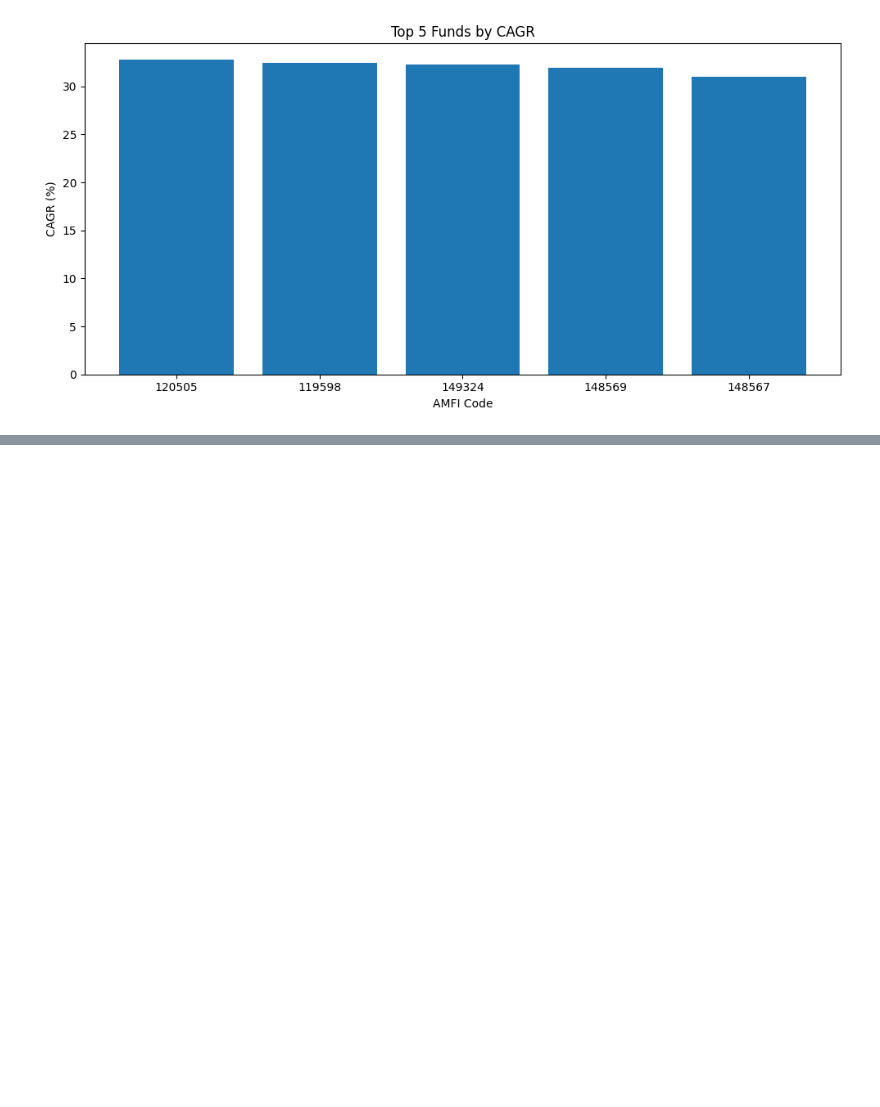
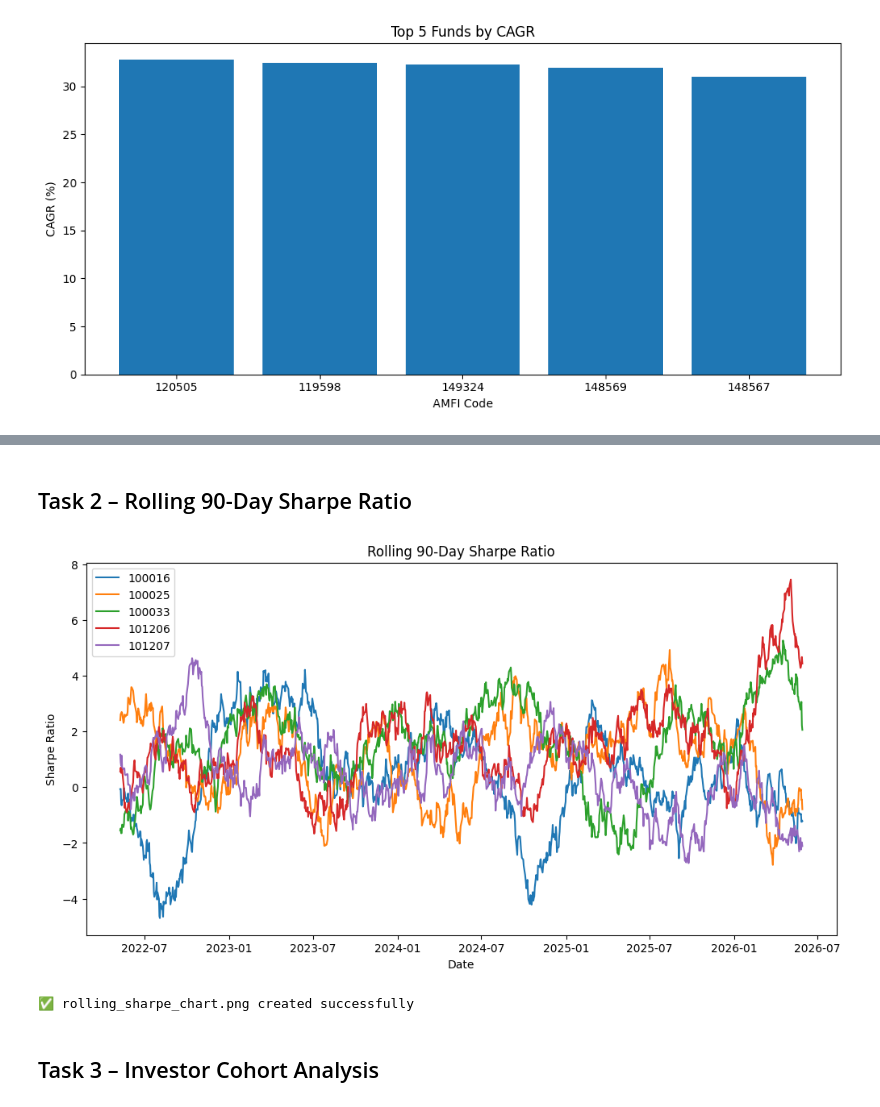
Before and after one commit to thareeni/MutualFundAnalytics, a Jupyter notebook: notebooks/03_eda_analysis.ipynb, the cells around one changed output, grey strips where cells are left out. Saved outputs shown, nothing was run; the diff lists cells and outputs as text; code cells hidden in the pictures; blank space fills up the shorter version.

```diff
--- a/notebooks/03_eda_analysis.ipynb
+++ b/notebooks/03_eda_analysis.ipynb
@@ -1145,0 +1324,49 @@ plt.show()
+# %% [markdown]
+## Task 2 – Rolling 90-Day Sharpe Ratio
+# %%
+import pandas as pd
+import numpy as np
+import matplotlib.pyplot as plt
+
+# Load NAV data
+nav = pd.read_csv("../data/raw/02_nav_history.csv")
+
+# Convert date
+nav["date"] = pd.to_datetime(nav["date"])
+
+# Sort
+nav = nav.sort_values(["amfi_code", "date"])
+
+# Daily returns
+nav["daily_return"] = nav.groupby("amfi_code")["nav"].pct_change()
+
+# Select first 5 funds
+top5 = nav["amfi_code"].unique()[:5]
+
+plt.figure(figsize=(12,6))
+
+for fund in top5:
+    temp = nav[nav["amfi_code"] == fund].copy()
+
+    rolling_sharpe = (
+        temp["daily_return"].rolling(90).mean() /
+        temp["daily_return"].rolling(90).std()
+    ) * np.sqrt(252)
+
+    plt.plot(temp["date"], rolling_sharpe, label=str(fund))
+
+plt.title("Rolling 90-Day Sharpe Ratio")
+plt.xlabel("Date")
+plt.ylabel("Sharpe Ratio")
+plt.legend()
+
+plt.savefig("../reports/rolling_sharpe_chart.png")
+
+plt.show()
+
+print("✅ rolling_sharpe_chart.png created successfully")
+# %% [output]
+[figure, added]
+✅ rolling_sharpe_chart.png created successfully
+# %% [markdown]
+## Task 3 – Investor Cohort Analysis
```
Also changed, not shown: parts of 26 cells of this notebook, 5 other files.
